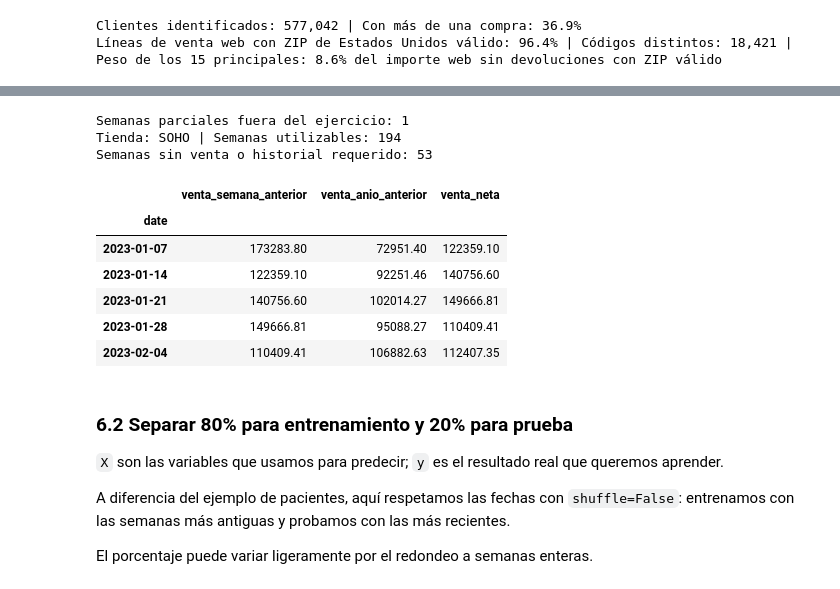
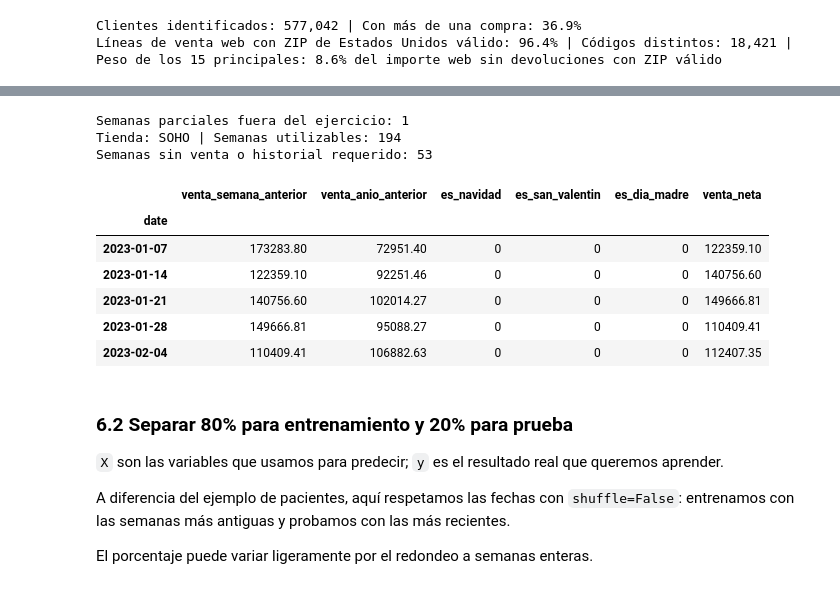
Before and after one commit to geramargonzalez/sales-revenue-datascience, a Jupyter notebook: sales-revenue-jewery.ipynb, the cells around one changed output, grey strips where cells are left out. Drawn from its saved outputs; the diff is of its cells as text; code cells hidden in the pictures.

Commit message:
Fase 20 : Agregar indicadores de eventos al modelo

```diff
--- a/sales-revenue-jewery.ipynb
+++ b/sales-revenue-jewery.ipynb
@@ -2232,11 +2232,17 @@ Solo en esta vista se omiten semanas parciales y filas sin venta o sin el histor
 # %%
 # Cambiá estos valores para experimentar
 UBICACION_RL = 'SOHO'
-VARIABLES_RL = [
+VARIABLES_BASE_RL = [
     'venta_semana_anterior',
     'venta_anio_anterior'
 ]
-# También podés probar 'venta_hace_2_semanas' junto con estas variables
+INDICADORES_EVENTOS_RL = [
+    'es_navidad',
+    'es_san_valentin',
+    'es_dia_madre'
+]
+VARIABLES_RL = VARIABLES_BASE_RL + INDICADORES_EVENTOS_RL
+# También podés probar 'venta_hace_2_semanas' junto con las variables base
 
 assert UBICACION_RL in UBICACIONES_OPERATIVAS, 'Elegí una ubicación de UBICACIONES_OPERATIVAS'
 ventas_rl = df.loc[df['location_name'].eq(UBICACION_RL), ['date', 'net_sales']].copy()
@@ -2266,40 +2272,45 @@ semanal_rl = semanal_rl.join(calendario_minorista_rl.set_index('date'), how='lef
 assert semanal_rl[['retail_year', 'retail_week']].notna().all().all(), 'Faltan claves del calendario minorista'
 
 # Usar solo ventas conocidas antes de la semana que queremos predecir
 semanal_rl['venta_semana_anterior'] = semanal_rl['venta_neta'].shift(1)
 semanal_rl['venta_hace_2_semanas'] = semanal_rl['venta_neta'].shift(2)
 
 # Unir la misma semana minorista del año anterior; funciona también con años de 53 semanas
 historico_anual_rl = semanal_rl[['retail_year', 'retail_week', 'venta_neta']].copy()
 historico_anual_rl['retail_year'] = historico_anual_rl['retail_year'] + 1
 historico_anual_rl = historico_anual_rl.rename(columns={'venta_neta': 'venta_anio_anterior'})
 semanal_rl = (
     semanal_rl.reset_index()
     .merge(
         historico_anual_rl[['retail_year', 'retail_week', 'venta_anio_anterior']],
         on=['retail_year', 'retail_week'],
         how='left',
         validate='many_to_one'
     )
     .set_index('date')
     .sort_index()
 )
+
+# Indicadores conocidos antes de comenzar la semana objetivo
+semanal_rl['es_navidad'] = semanal_rl['retail_week'].between(47, 51).astype(int)
+semanal_rl['es_san_valentin'] = semanal_rl['retail_week'].eq(6).astype(int)
+semanal_rl['es_dia_madre'] = semanal_rl['retail_week'].eq(18).astype(int)
 datos_rl = semanal_rl.dropna(subset=VARIABLES_RL + ['venta_neta']).copy()
 
 print(f'Tienda: {UBICACION_RL} | Semanas utilizables: {len(datos_rl)}')
 print(f'Semanas sin venta o historial requerido: {len(semanal_rl) - len(datos_rl)}')
 display(datos_rl[VARIABLES_RL + ['venta_neta']].head().round(2))
 # %% [output]
 Semanas parciales fuera del ejercicio: 1
 Tienda: SOHO | Semanas utilizables: 194
 Semanas sin venta o historial requerido: 53
-|  | venta_semana_anterior | venta_anio_anterior | venta_neta |
-| date |  |  |  |
-| 2023-01-07 | 173283.80 | 72951.40 | 122359.10 |
-| 2023-01-14 | 122359.10 | 92251.46 | 140756.60 |
-| 2023-01-21 | 140756.60 | 102014.27 | 149666.81 |
-| 2023-01-28 | 149666.81 | 95088.27 | 110409.41 |
-| 2023-02-04 | 110409.41 | 106882.63 | 112407.35 |
+|  | venta_semana_anterior | venta_anio_anterior | es_navidad | es_san_valentin | es_dia_madre | venta_neta |
+| date |  |  |  |  |  |  |
+| 2023-01-07 | 173283.80 | 72951.40 | 0 | 0 | 0 | 122359.10 |
+| 2023-01-14 | 122359.10 | 92251.46 | 0 | 0 | 0 | 140756.60 |
+| 2023-01-21 | 140756.60 | 102014.27 | 0 | 0 | 0 | 149666.81 |
+| 2023-01-28 | 149666.81 | 95088.27 | 0 | 0 | 0 | 110409.41 |
+| 2023-02-04 | 110409.41 | 106882.63 | 0 | 0 | 0 | 112407.35 |
 # %% [markdown]
 ### 6.2 Separar 80% para entrenamiento y 20% para prueba
 
```
Also changed, not shown: parts of 7 cells of this notebook, 2 other files.
